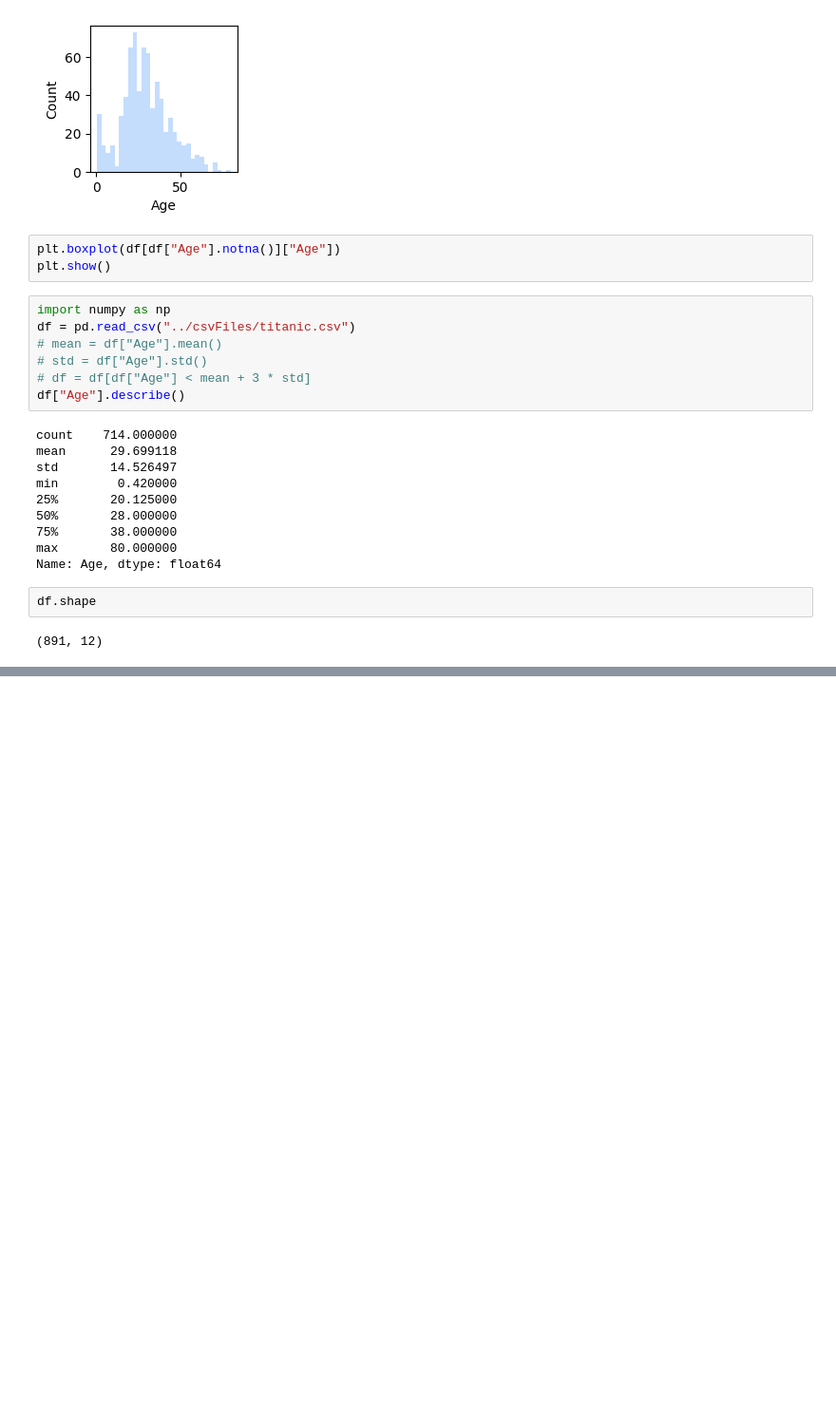
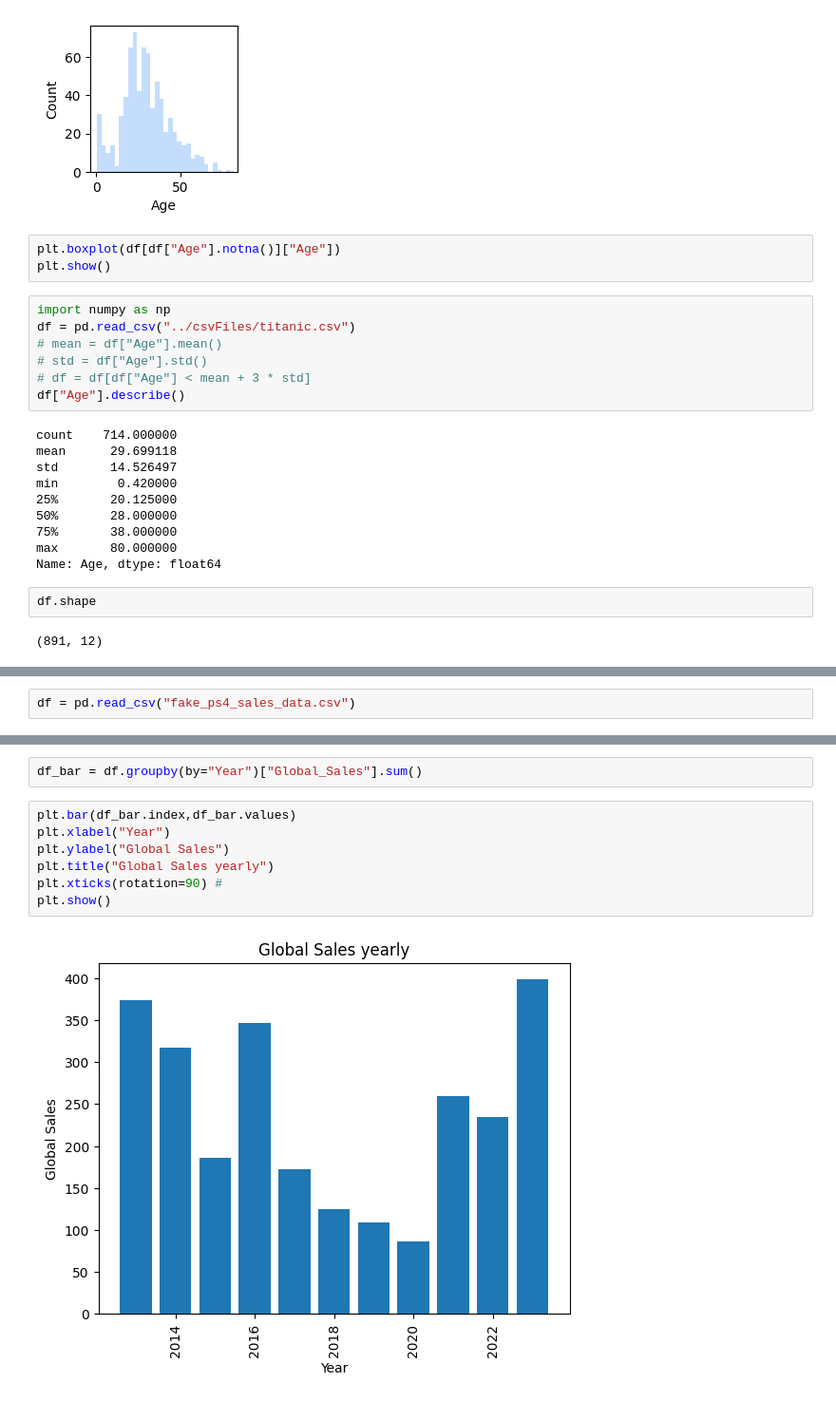
Before and after one commit to hitesh0404/Python, a Jupyter notebook: Batch337/jupyterNotebooks/learningMatplotLib.ipynb, the cells around one changed output, grey strips where cells are left out. Shown at 95% size. Drawn from its saved outputs; the diff is of its cells as text; blank space fills up the shorter version.

```diff
--- a/Batch337/jupyterNotebooks/learningMatplotLib.ipynb
+++ b/Batch337/jupyterNotebooks/learningMatplotLib.ipynb
@@ -113,0 +203,2 @@ print (filtered)
+# %%
+df = pd.read_csv("fake_ps4_sales_data.csv")
@@ -113,0 +222,11 @@ print (filtered)
+# %%
+df_bar = df.groupby(by="Year")["Global_Sales"].sum()
+# %%
+plt.bar(df_bar.index,df_bar.values)
+plt.xlabel("Year")
+plt.ylabel("Global Sales")
+plt.title("Global Sales yearly")
+plt.xticks(rotation=90) #
+plt.show()
+# %% [output]
+[figure, added]
```
Also changed, not shown: parts of 18 cells of this notebook, 3 other files.
